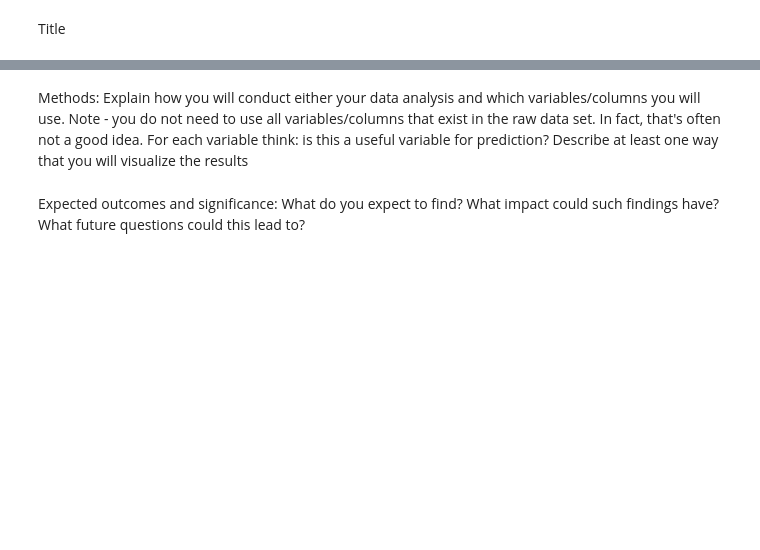
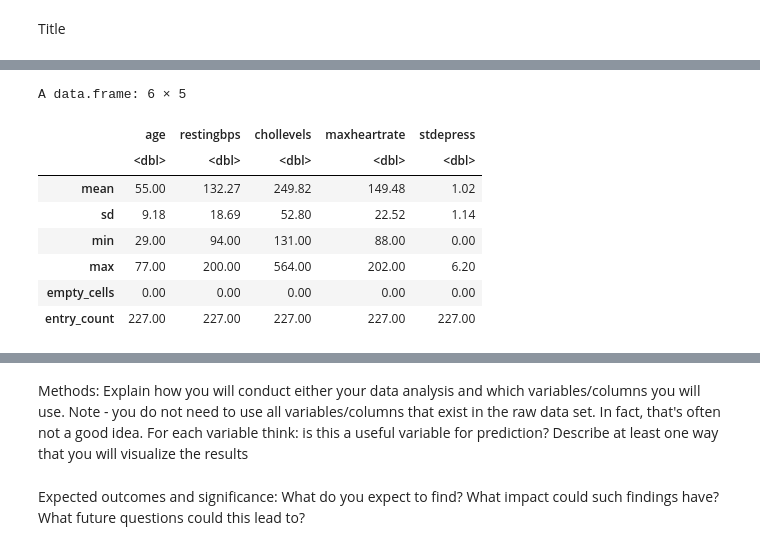
Before and after one commit to rjarvi/dsci_100_group_21, a Jupyter notebook: Group Proposal.ipynb, the cells around one changed output, grey strips where cells are left out. Cells and saved outputs as stored; diff of their text form; code cells hidden in the pictures; blank space fills up the shorter version.

```diff
--- a/Group Proposal.ipynb
+++ b/Group Proposal.ipynb
@@ -22,0 +55,29 @@ Using only training data, visualize the data with at least one plot relevant to
+# %%
+summary_stats <- heart_train_no_class |>
+    sapply(function(x) {
+    if(is.numeric(x)) {
+        c(
+            mean = round(mean(x, na.rm = TRUE), 2),
+            sd = round(sd(x, na.rm = TRUE), 2),
+            min = round(min(x, na.rm = TRUE), 1),
+            max = round(max(x, na.rm = TRUE), 1),
+            empty_cells = as.integer(sum(is.na(x))),
+            entry_count = as.integer(sum(!is.na(x)))
+        )
+        } else {
+            NULL
+        }
+})
+
+summary_df <- as.data.frame(summary_stats)
+summary_df
+# %% [output]
+A data.frame: 6 × 5
+|  | age | restingbps | chollevels | maxheartrate | stdepress |
+|  | <dbl> | <dbl> | <dbl> | <dbl> | <dbl> |
+| mean | 55.00 | 132.27 | 249.82 | 149.48 | 1.02 |
+| sd | 9.18 | 18.69 | 52.80 | 22.52 | 1.14 |
+| min | 29.00 | 94.00 | 131.00 | 88.00 | 0.00 |
+| max | 77.00 | 200.00 | 564.00 | 202.00 | 6.20 |
+| empty_cells | 0.00 | 0.00 | 0.00 | 0.00 | 0.00 |
+| entry_count | 227.00 | 227.00 | 227.00 | 227.00 | 227.00 |
```
Also changed, not shown: parts of 9 cells of this notebook.
